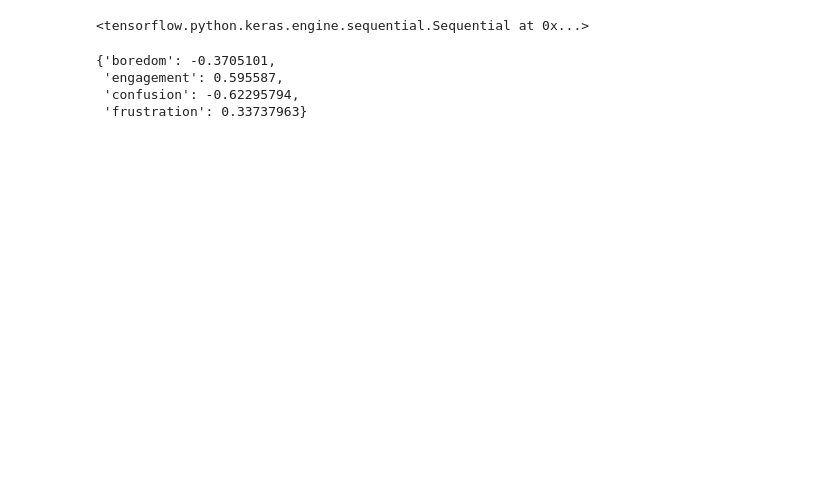
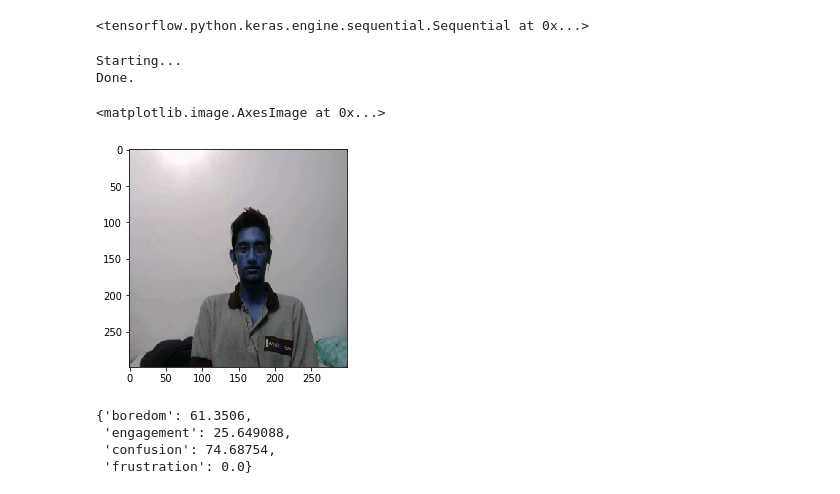
Before and after one commit to abhinavpottabathula/facial-engagement-visualizer, a Jupyter notebook: server/MidFrame-Predictor.ipynb, the cells around one changed output. Saved outputs shown, nothing was run; the diff lists cells and outputs as text; code cells hidden in the pictures; blank space fills up the shorter version.

```diff
--- a/server/MidFrame-Predictor.ipynb
+++ b/server/MidFrame-Predictor.ipynb
@@ -62,16 +62,44 @@ _________________________________________________________________
 keras.models.load_model(model_path, custom_objects={'KerasLayer': hub.KerasLayer})
 # %% [output]
 <tensorflow.python.keras.engine.sequential.Sequential at 0x...>
+# %%
+def test_load_reg(path):
+    print("Starting...")
+    x, y = [], []
+    for file in os.listdir(path):
+        if file[0] == '.':
+            continue
+        im = cv2.imread(path + file)
+        im = cv2.resize(im, IMAGE_SHAPE)
+#         im = tf.keras.utils.normalize(im)
+        x.append(im)
+    print("Done.")
+    return np.array(x)
+
+x_test_images = test_load_reg(test_path)
+# %% [output]
+Starting...
+Done.
+# %%
+test_idx = 0 # 1000 (boredom), 300 (confusion),
+plt.imshow(x_test_images[test_idx])
+# %% [output]
+<matplotlib.image.AxesImage at 0x...>
+[figure, added]
 # %%
-tst = np.array([x_test[5]])
+tst = np.array([x_test[test_idx]])
 
 def predict(tst):
     res = model.predict(tst)[0]
+    mini = np.min(res)
+    if mini <= 0:
+        res += np.abs(mini)
+    res = tf.keras.utils.normalize(res)[0] * 100
     return {'boredom': res[0], 'engagement': res[1], 'confusion': res[2], 'frustration': res[3]}
 
 predict(tst)
 # %% [output]
-{'boredom': -0.3705101,
- 'engagement': 0.595587,
- 'confusion': -0.62295794,
- 'frustration': 0.33737963}
+{'boredom': 61.3506,
+ 'engagement': 25.649088,
+ 'confusion': 74.68754,
+ 'frustration': 0.0}
```
Also changed, not shown: parts of 1 cell of this notebook.
